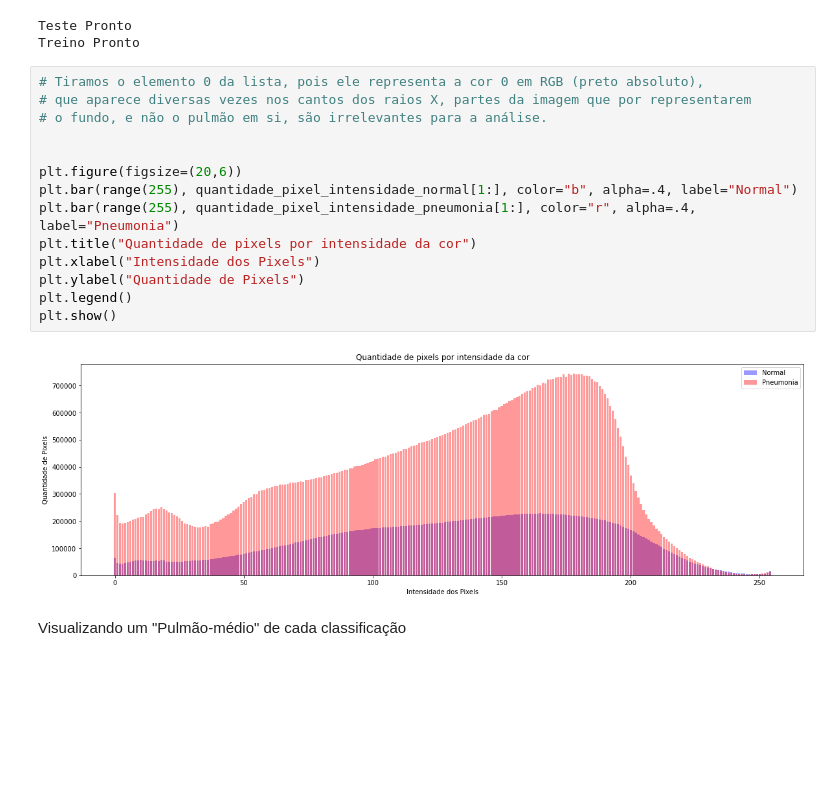
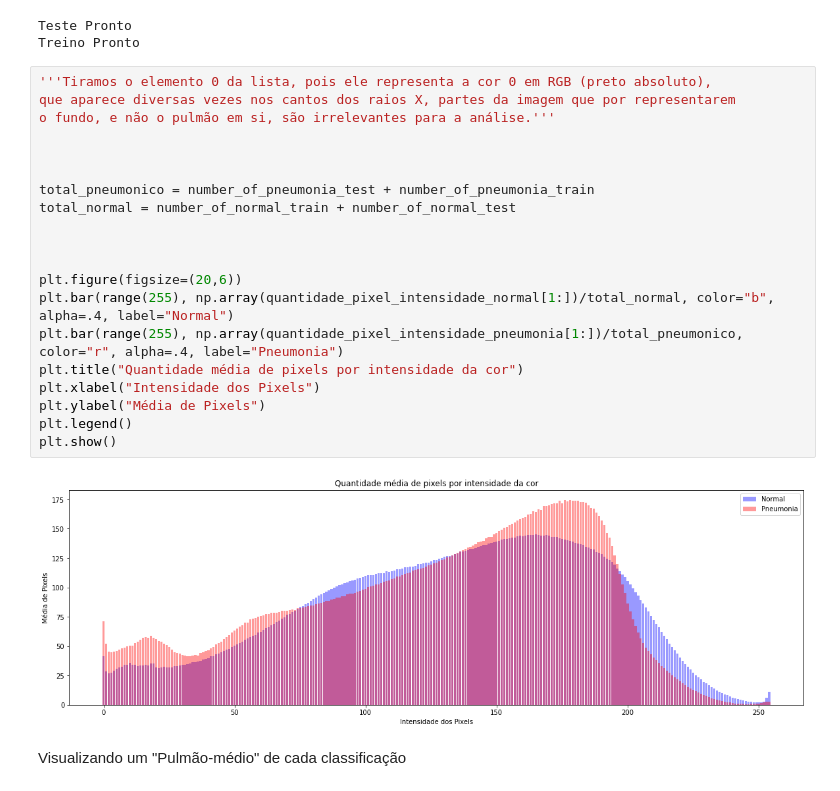
Before and after one commit to arthurchieppe/P2_CDados, a Jupyter notebook: P2-CDADOS.ipynb, the cells around one changed output. Drawn from its saved outputs; the diff is of its cells as text; blank space fills up the shorter version.

```diff
--- a/P2-CDADOS.ipynb
+++ b/P2-CDADOS.ipynb
@@ -125,21 +128,27 @@ print("Treino Pronto")
 Teste Pronto
 Treino Pronto
 # %%
-# Tiramos o elemento 0 da lista, pois ele representa a cor 0 em RGB (preto absoluto),
-# que aparece diversas vezes nos cantos dos raios X, partes da imagem que por representarem
-# o fundo, e não o pulmão em si, são irrelevantes para a análise.
+'''Tiramos o elemento 0 da lista, pois ele representa a cor 0 em RGB (preto absoluto),
+que aparece diversas vezes nos cantos dos raios X, partes da imagem que por representarem
+o fundo, e não o pulmão em si, são irrelevantes para a análise.'''
+
+
+
+total_pneumonico = number_of_pneumonia_test + number_of_pneumonia_train
+total_normal = number_of_normal_train + number_of_normal_test
+
 
 
 plt.figure(figsize=(20,6))
-plt.bar(range(255), quantidade_pixel_intensidade_normal[1:], color="b", alpha=.4, label="Normal")
-plt.bar(range(255), quantidade_pixel_intensidade_pneumonia[1:], color="r", alpha=.4, label="Pneumonia")
-plt.title("Quantidade de pixels por intensidade da cor")
+plt.bar(range(255), np.array(quantidade_pixel_intensidade_normal[1:])/total_normal, color="b", alpha=.4, label="Normal")
+plt.bar(range(255), np.array(quantidade_pixel_intensidade_pneumonia[1:])/total_pneumonico, color="r", alpha=.4, label="Pneumonia")
+plt.title("Quantidade média de pixels por intensidade da cor")
 plt.xlabel("Intensidade dos Pixels")
-plt.ylabel("Quantidade de Pixels")
+plt.ylabel("Média de Pixels")
 plt.legend()
 plt.show()
 # %% [output]
-[figure, old version]
+[figure, new version]
 # %% [markdown]
 Visualizando um "Pulmão-médio" de cada classificação
 # %%
```
Also changed, not shown: parts of 8 cells of this notebook.
